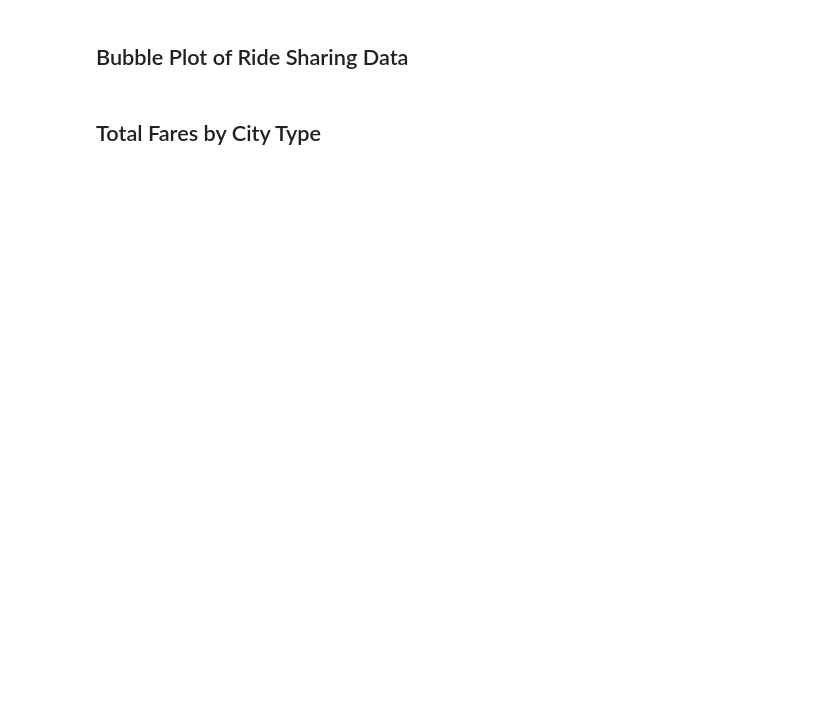
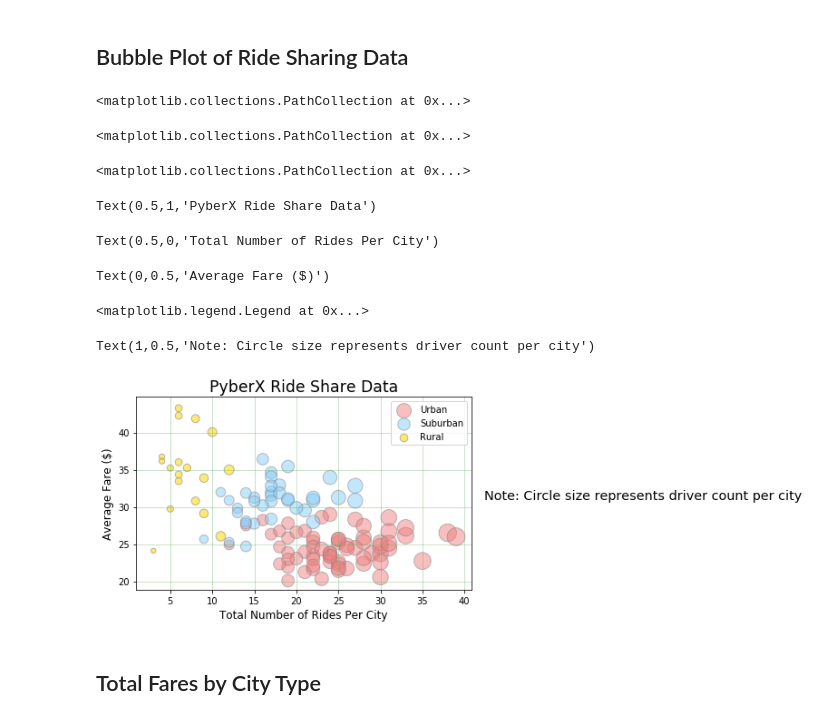
Before and after one commit to Emanste92/UCBEx_DataAnalytics, a Jupyter notebook: Pyber/ETE_pyber_starter.ipynb, the cells around one changed output. Cells and saved outputs as stored; diff of their text form; code cells hidden in the pictures; blank space fills up the shorter version.

Commit message:
PyberX done, praise be

```diff
--- a/Pyber/ETE_pyber_starter.ipynb
+++ b/Pyber/ETE_pyber_starter.ipynb
@@ -16,6 +16,9 @@ ride_data_to_load = "data/ride_data.csv"
 city_data = pd.read_csv(city_data_to_load)
 ride_data = pd.read_csv(ride_data_to_load)
 
+# Dropping duplicate values that occur before combining
+city_data = city_data.drop_duplicates('city')
+
 # Combine the data into a single dataset
 pyber_data_analysis = pd.merge(ride_data, city_data, how='left',on=['city','city'])
 
@@ -131,3 +97,38 @@ plt.show()
+# %%
+# Building scatter plots for each city type
+
+# Urban scatter plot
+plt.scatter(urban_total_rides, urban_avg_fare, s=(urban_total_drivers*10),
+            marker ='o', facecolors ="lightcoral", edgecolors='grey',alpha = 0.5, label="Urban")
+
+# Suburban scatter plot
+plt.scatter(suburban_total_rides, suburban_avg_fare, s=(suburban_total_drivers*10),
+            marker ='o', facecolors ="lightskyblue", edgecolors='grey',alpha = 0.5, label="Suburban")
+
+# Rural scatter plot
+plt.scatter(rural_total_rides, rural_avg_fare, s=(rural_total_drivers*10),
+            marker ='o', facecolors ="gold", edgecolors='grey',alpha = 0.55, label="Rural")
+
+# Chart properties
+plt.title("PyberX Ride Share Data", size='xx-large')
+plt.xlabel("Total Number of Rides Per City", size='large')
+plt.ylabel("Average Fare ($)", size='large')
+plt.legend(loc='upper right')
+plt.figtext(1, 0.5, "Note: Circle size represents driver count per city", size='x-large')
+plt.tight_layout()
+plt.grid(alpha = 0.45, color = '#69af64')
+plt.savefig("output/pyberx_bubble_plot.png")
+plt.show()
+# %% [output]
+<matplotlib.collections.PathCollection at 0x...>
+<matplotlib.collections.PathCollection at 0x...>
+<matplotlib.collections.PathCollection at 0x...>
+Text(0.5,1,'PyberX Ride Share Data')
+Text(0.5,0,'Total Number of Rides Per City')
+Text(0,0.5,'Average Fare ($)')
+<matplotlib.legend.Legend at 0x...>
+Text(1,0.5,'Note: Circle size represents driver count per city')
+[figure, added]
 # %% [markdown]
 ## Total Fares by City Type
 # %%
```
Also changed, not shown: parts of 21 cells of this notebook, 4 other files.
